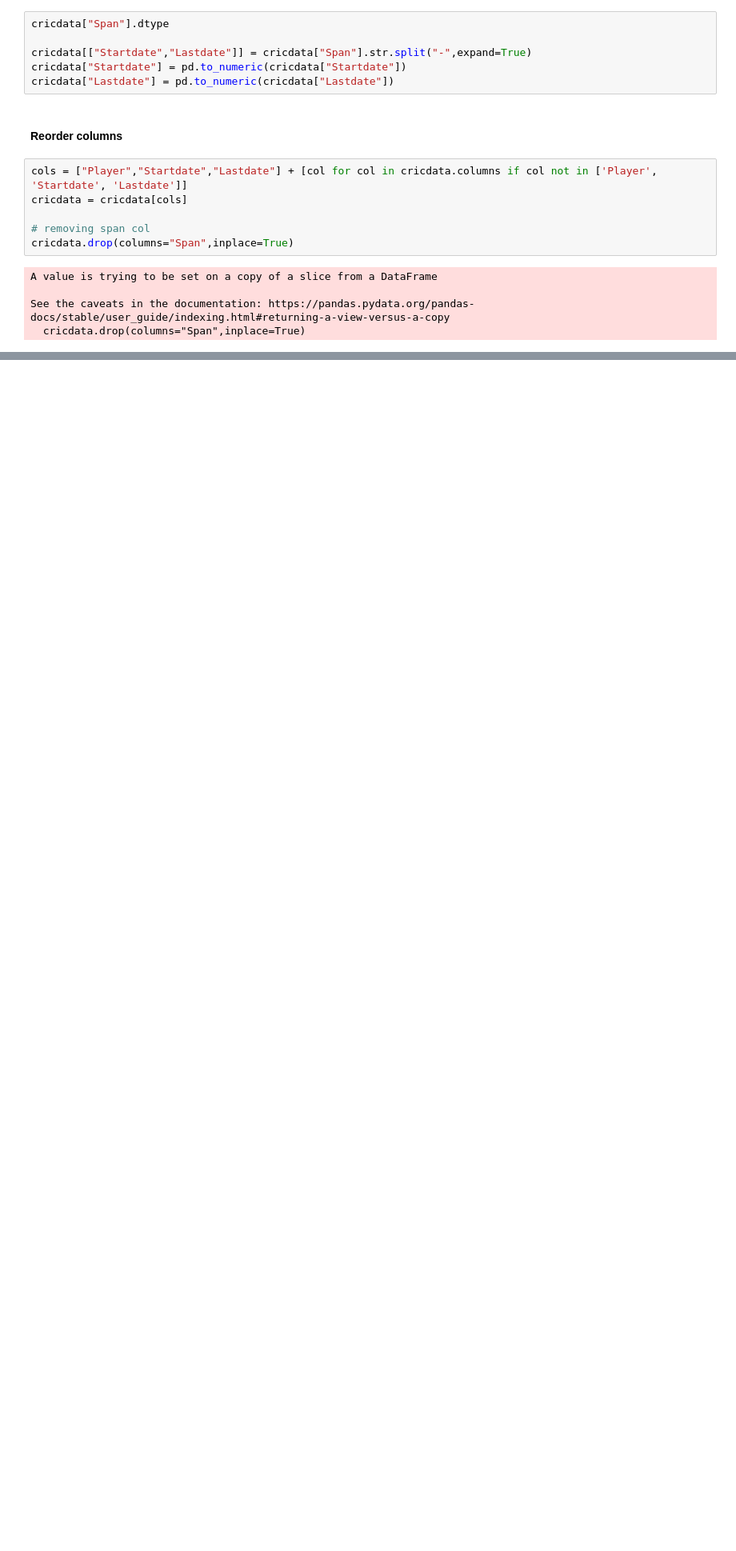
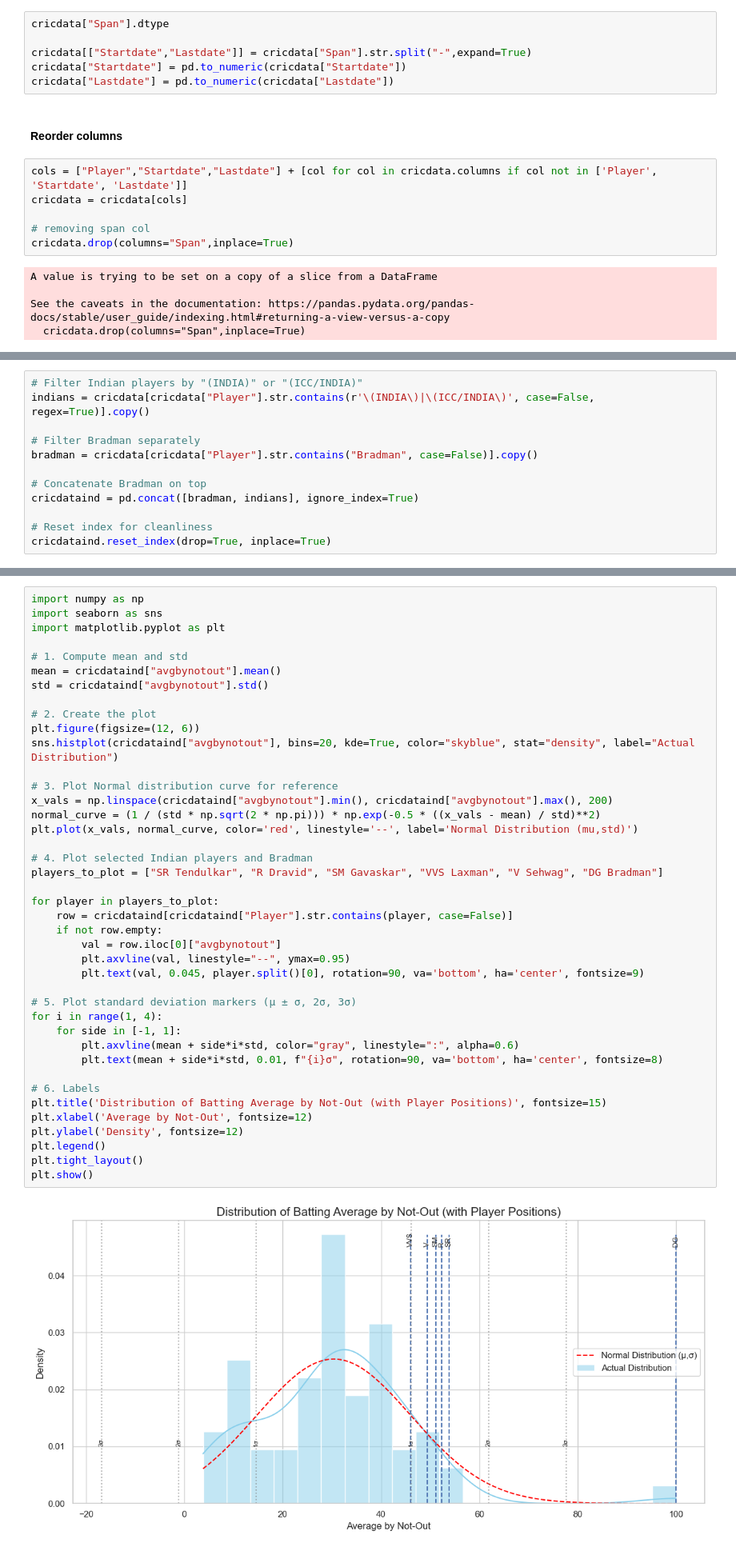
Before and after one commit to meetsudra11/myprojects, a Jupyter notebook: cricstat.ipynb, the cells around one changed output, grey strips where cells are left out. Shown at 80% size. Cells and saved outputs as stored; diff of their text form; blank space fills up the shorter version.

Commit message:
Bradmanop

```diff
--- a/cricstat.ipynb
+++ b/cricstat.ipynb
@@ -126,0 +314,12 @@ See the caveats in the documentation: https://pandas.pydata.org/pandas-docs/stab
+# %%
+# Filter Indian players by "(INDIA)" or "(ICC/INDIA)"
+indians = cricdata[cricdata["Player"].str.contains(r'\(INDIA\)|\(ICC/INDIA\)', case=False, regex=True)].copy()
+
+# Filter Bradman separately
+bradman = cricdata[cricdata["Player"].str.contains("Bradman", case=False)].copy()
+
+# Concatenate Bradman on top
+cricdataind = pd.concat([bradman, indians], ignore_index=True)
+
+# Reset index for cleanliness
+cricdataind.reset_index(drop=True, inplace=True)
@@ -126,0 +347,43 @@ See the caveats in the documentation: https://pandas.pydata.org/pandas-docs/stab
+# %%
+import numpy as np
+import seaborn as sns
+import matplotlib.pyplot as plt
+
+# 1. Compute mean and std
+mean = cricdataind["avgbynotout"].mean()
+std = cricdataind["avgbynotout"].std()
+
+# 2. Create the plot
+plt.figure(figsize=(12, 6))
+sns.histplot(cricdataind["avgbynotout"], bins=20, kde=True, color="skyblue", stat="density", label="Actual Distribution")
+
+# 3. Plot Normal distribution curve for reference
+x_vals = np.linspace(cricdataind["avgbynotout"].min(), cricdataind["avgbynotout"].max(), 200)
+normal_curve = (1 / (std * np.sqrt(2 * np.pi))) * np.exp(-0.5 * ((x_vals - mean) / std)**2)
+plt.plot(x_vals, normal_curve, color='red', linestyle='--', label='Normal Distribution (mu,std)')
+
+# 4. Plot selected Indian players and Bradman
+players_to_plot = ["SR Tendulkar", "R Dravid", "SM Gavaskar", "VVS Laxman", "V Sehwag", "DG Bradman"]
+
+for player in players_to_plot:
+    row = cricdataind[cricdataind["Player"].str.contains(player, case=False)]
+    if not row.empty:
+        val = row.iloc[0]["avgbynotout"]
+        plt.axvline(val, linestyle="--", ymax=0.95)
+        plt.text(val, 0.045, player.split()[0], rotation=90, va='bottom', ha='center', fontsize=9)
+
+# 5. Plot standard deviation markers (μ ± σ, 2σ, 3σ)
+for i in range(1, 4):
+    for side in [-1, 1]:
+        plt.axvline(mean + side*i*std, color="gray", linestyle=":", alpha=0.6)
+        plt.text(mean + side*i*std, 0.01, f"{i}σ", rotation=90, va='bottom', ha='center', fontsize=8)
+
+# 6. Labels
+plt.title('Distribution of Batting Average by Not-Out (with Player Positions)', fontsize=15)
+plt.xlabel('Average by Not-Out', fontsize=12)
+plt.ylabel('Density', fontsize=12)
+plt.legend()
+plt.tight_layout()
+plt.show()
+# %% [output]
+[figure, added]
```
Also changed, not shown: parts of 32 cells of this notebook, 1 other file.
